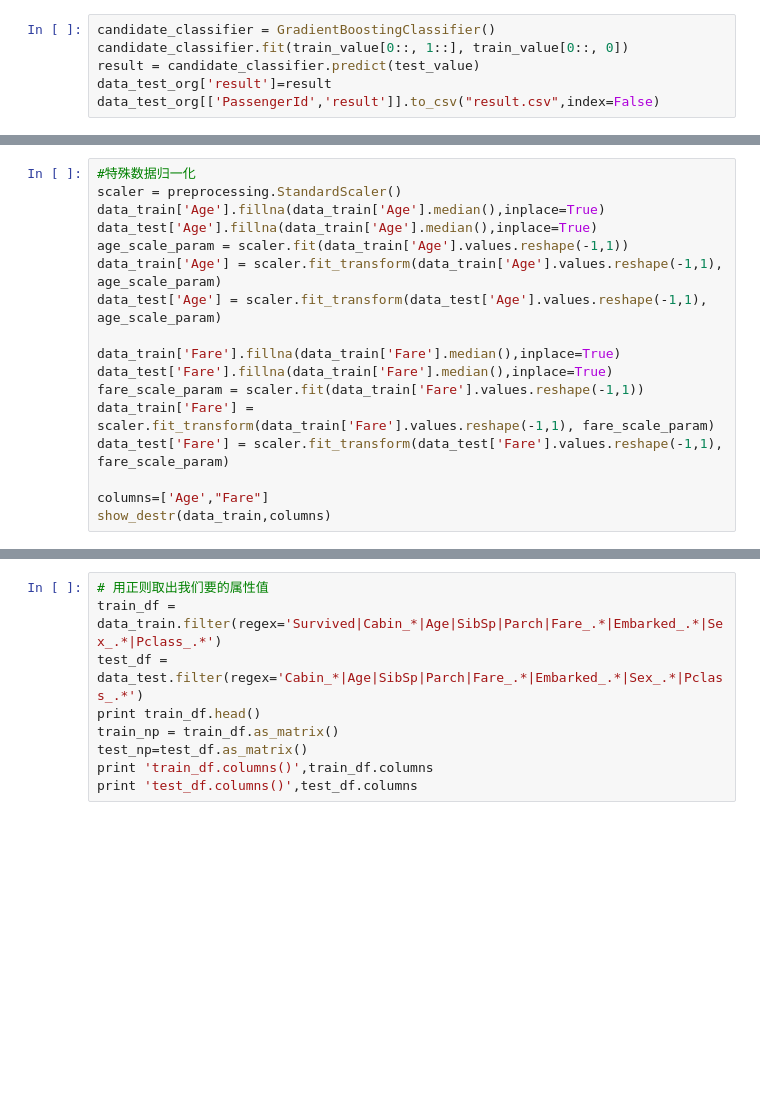
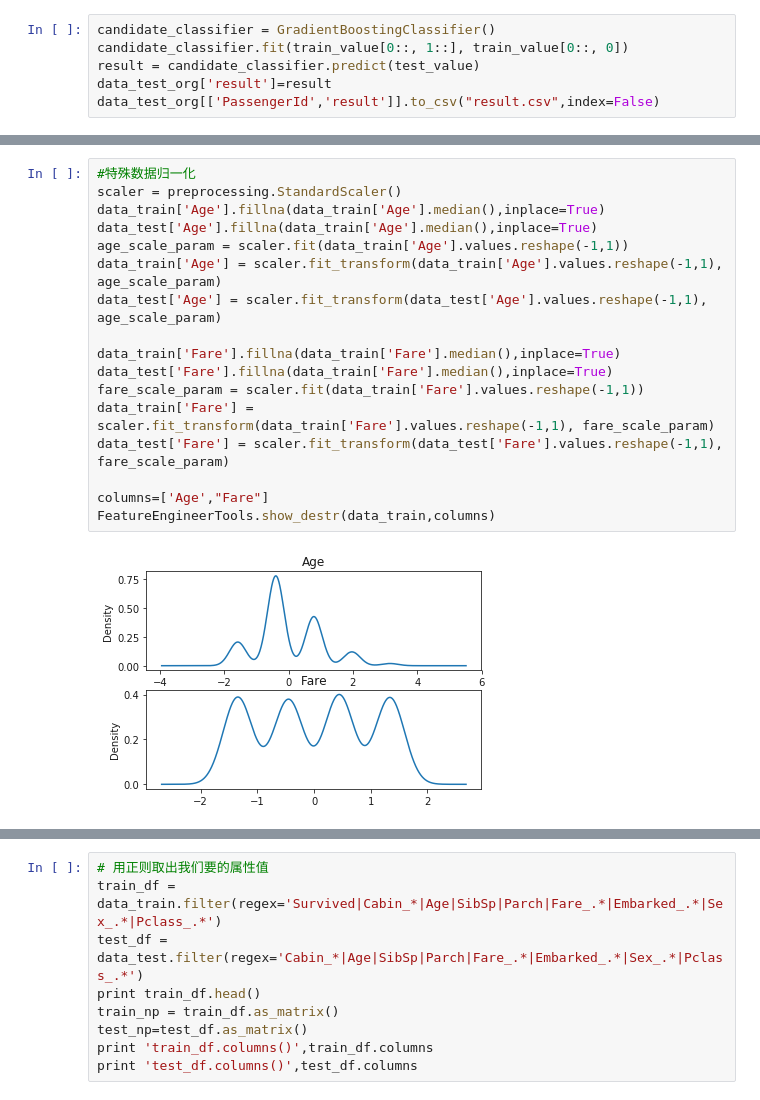
Before and after one commit to Jahvey/PYTHON_kaggle_titanic, a Jupyter notebook: my titanic.ipynb, the cells around one changed output, grey strips where cells are left out. Cells and saved outputs as stored; diff of their text form; blank space fills up the shorter version.

```diff
--- a/my titanic.ipynb
+++ b/my titanic.ipynb
@@ -835,20 +840,22 @@ StackingSubmission.to_csv("~/StackingSubmission.csv", index=False)
 # %%
 #特殊数据归一化
 scaler = preprocessing.StandardScaler()
 data_train['Age'].fillna(data_train['Age'].median(),inplace=True)
 data_test['Age'].fillna(data_train['Age'].median(),inplace=True)
 age_scale_param = scaler.fit(data_train['Age'].values.reshape(-1,1))
 data_train['Age'] = scaler.fit_transform(data_train['Age'].values.reshape(-1,1), age_scale_param)
 data_test['Age'] = scaler.fit_transform(data_test['Age'].values.reshape(-1,1), age_scale_param)
 
 data_train['Fare'].fillna(data_train['Fare'].median(),inplace=True)
 data_test['Fare'].fillna(data_train['Fare'].median(),inplace=True)
 fare_scale_param = scaler.fit(data_train['Fare'].values.reshape(-1,1))
 data_train['Fare'] = scaler.fit_transform(data_train['Fare'].values.reshape(-1,1), fare_scale_param)
 data_test['Fare'] = scaler.fit_transform(data_test['Fare'].values.reshape(-1,1), fare_scale_param)
 
 columns=['Age',"Fare"]
-show_destr(data_train,columns)
+FeatureEngineerTools.show_destr(data_train,columns)
+# %% [output]
+[figure, added]
 # %%
 columns=['Embarked','Sex','Pclass','Cabin']
 data_train,data_test=FeatureEngineerTools.columns_dummies(data_train,data_test,columns)
```
Also changed, not shown: parts of 14 cells of this notebook.
